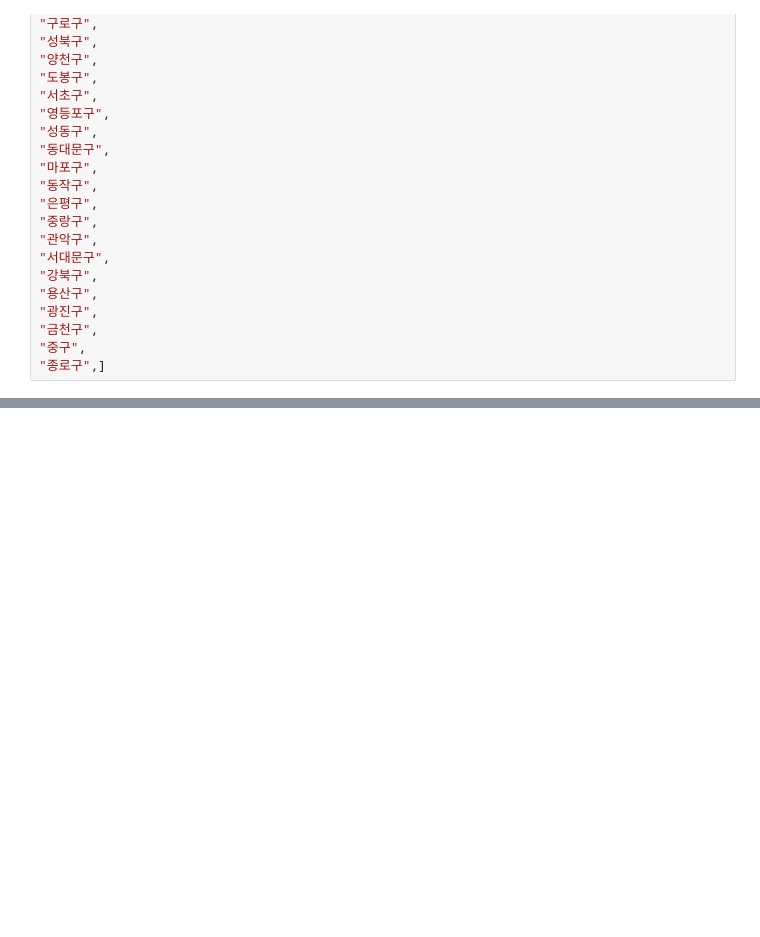
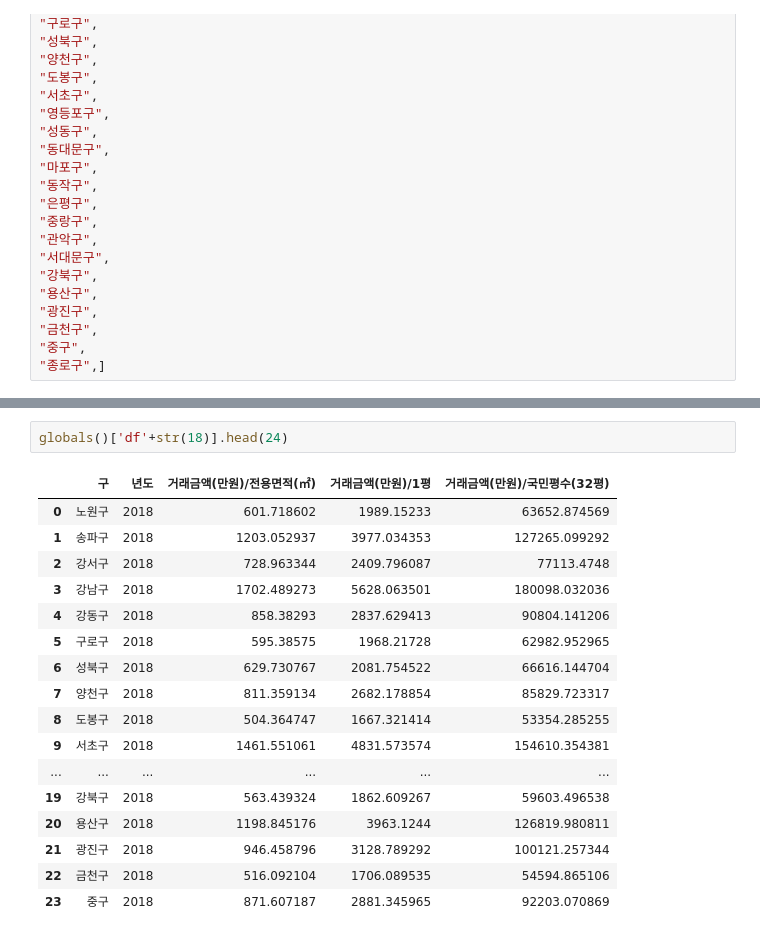
Before and after one commit to laits1/TIL, a Jupyter notebook: project/1)data분석 프로젝트/서울시 아파트 실거래 통계.ipynb, the cells around one changed output, grey strips where cells are left out. Cells and saved outputs as stored; diff of their text form; blank space fills up the shorter version.

```diff
--- a/project/1)data분석 프로젝트/서울시 아파트 실거래 통계.ipynb
+++ b/project/1)data분석 프로젝트/서울시 아파트 실거래 통계.ipynb
@@ -347,0 +95,20 @@ NameError: name 'medv11' is not defined
+# %%
+globals()['df'+str(18)].head(24)
+# %% [output]
+|  | 구 | 년도 | 거래금액(만원)/전용면적(㎡) | 거래금액(만원)/1평 | 거래금액(만원)/국민평수(32평) |
+| 0 | 노원구 | 2018 | 601.718602 | 1989.15233 | 63652.874569 |
+| 1 | 송파구 | 2018 | 1203.052937 | 3977.034353 | 127265.099292 |
+| 2 | 강서구 | 2018 | 728.963344 | 2409.796087 | 77113.4748 |
+| 3 | 강남구 | 2018 | 1702.489273 | 5628.063501 | 180098.032036 |
+| 4 | 강동구 | 2018 | 858.38293 | 2837.629413 | 90804.141206 |
+| 5 | 구로구 | 2018 | 595.38575 | 1968.21728 | 62982.952965 |
+| 6 | 성북구 | 2018 | 629.730767 | 2081.754522 | 66616.144704 |
+| 7 | 양천구 | 2018 | 811.359134 | 2682.178854 | 85829.723317 |
+| 8 | 도봉구 | 2018 | 504.364747 | 1667.321414 | 53354.285255 |
+| 9 | 서초구 | 2018 | 1461.551061 | 4831.573574 | 154610.354381 |
+| ... | ... | ... | ... | ... | ... |
+| 19 | 강북구 | 2018 | 563.439324 | 1862.609267 | 59603.496538 |
+| 20 | 용산구 | 2018 | 1198.845176 | 3963.1244 | 126819.980811 |
+| 21 | 광진구 | 2018 | 946.458796 | 3128.789292 | 100121.257344 |
+| 22 | 금천구 | 2018 | 516.092104 | 1706.089535 | 54594.865106 |
+| 23 | 중구 | 2018 | 871.607187 | 2881.345965 | 92203.070869 |
```
Also changed, not shown: parts of 50 cells of this notebook, 33 other files.
